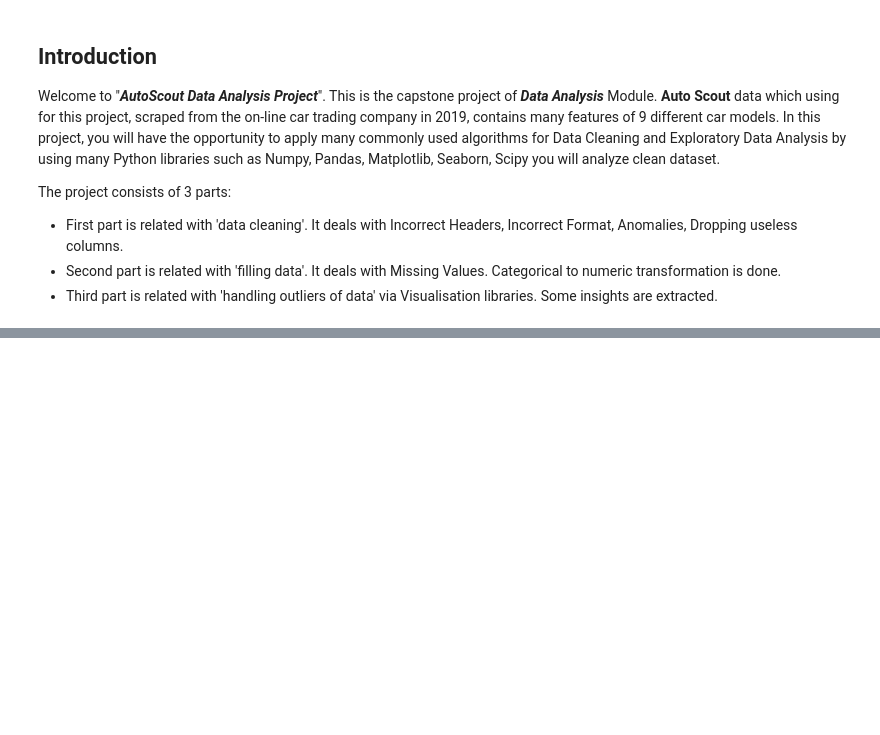
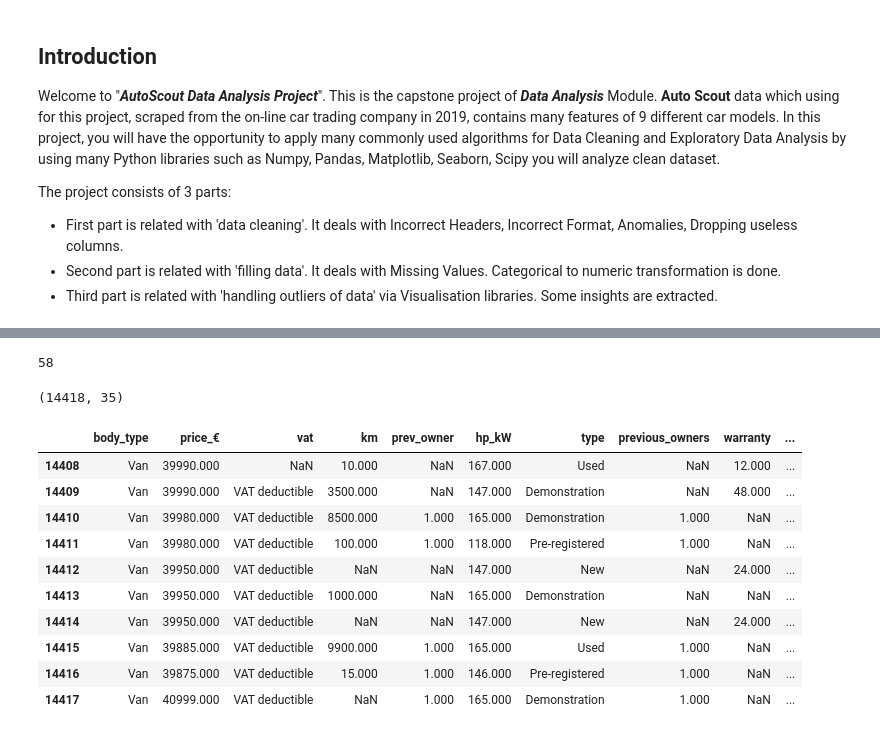
Before and after one commit to ustab/SOURCE, a Jupyter notebook: Expolatory Data Analysis(EDA) Capstone Project-Scout Car/Capstone Project-(AutoScout)-Student.ipynb, the cells around one changed output, grey strips where cells are left out. Saved outputs shown, nothing was run; the diff lists cells and outputs as text; code cells hidden in the pictures; blank space fills up the shorter version.

```diff
--- a/Expolatory Data Analysis(EDA) Capstone Project-Scout Car/Capstone Project-(AutoScout)-Student.ipynb
+++ b/Expolatory Data Analysis(EDA) Capstone Project-Scout Car/Capstone Project-(AutoScout)-Student.ipynb
@@ -163,2 +231,0 @@ from skimpy import clean_columns
-# %%
-df = clean_columns(df)
@@ -184,7 +231,0 @@ Index(['url', 'make_model', 'short_description', 'body_type', 'price', 'vat',
-# %%
-df.rename(columns = {"k_w" : "kW",
-                   "co_2_emission" : "co2_emisiion",
-                   "comfort_&_convenience" : "comfort&convenience",
-                   "entertainment_&_media" : "entertainment&media",
-                   "safety_&_security" : "safety&security"},inplace=True
-                   )
@@ -489,0 +320,26 @@ NameError: name 'df_dummied' is not defined
+# %%
+df.body_type = df.groupby(["make", "model"])["body_type"].apply(lambda x: x.fillna(x.mode()[0]))
+# %%
+df.duplicated().sum()
+# %% [output]
+58
+# %%
+df.drop_duplicates(keep="first", inplace=True, ignore_index=True)
+# %%
+df.shape
+# %% [output]
+(14418, 35)
+# %%
+df.tail(10)
+# %% [output]
+|  | body_type | price_€ | vat | km | prev_owner | hp_kW | type | previous_owners | warranty | ... |
+| 14408 | Van | 39990.000 | NaN | 10.000 | NaN | 167.000 | Used | NaN | 12.000 | ... |
+| 14409 | Van | 39990.000 | VAT deductible | 3500.000 | NaN | 147.000 | Demonstration | NaN | 48.000 | ... |
+| 14410 | Van | 39980.000 | VAT deductible | 8500.000 | 1.000 | 165.000 | Demonstration | 1.000 | NaN | ... |
+| 14411 | Van | 39980.000 | VAT deductible | 100.000 | 1.000 | 118.000 | Pre-registered | 1.000 | NaN | ... |
+| 14412 | Van | 39950.000 | VAT deductible | NaN | NaN | 147.000 | New | NaN | 24.000 | ... |
+| 14413 | Van | 39950.000 | VAT deductible | 1000.000 | NaN | 165.000 | Demonstration | NaN | NaN | ... |
+| 14414 | Van | 39950.000 | VAT deductible | NaN | NaN | 147.000 | New | NaN | 24.000 | ... |
+| 14415 | Van | 39885.000 | VAT deductible | 9900.000 | 1.000 | 165.000 | Used | 1.000 | NaN | ... |
+| 14416 | Van | 39875.000 | VAT deductible | 15.000 | 1.000 | 146.000 | Pre-registered | 1.000 | NaN | ... |
+| 14417 | Van | 40999.000 | VAT deductible | NaN | 1.000 | 165.000 | Demonstration | 1.000 | NaN | ... |
```
Also changed, not shown: parts of 89 cells of this notebook.
